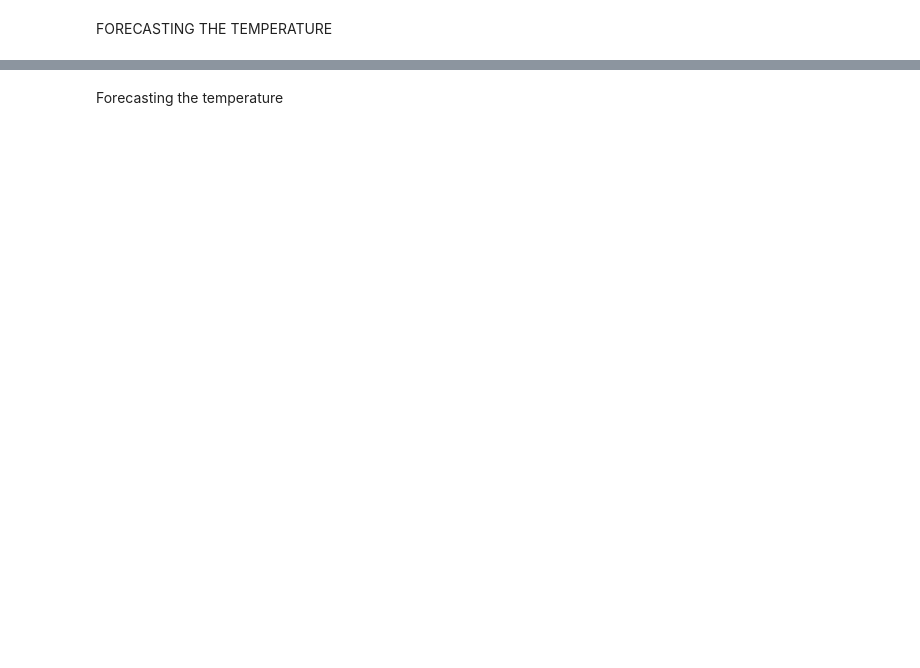
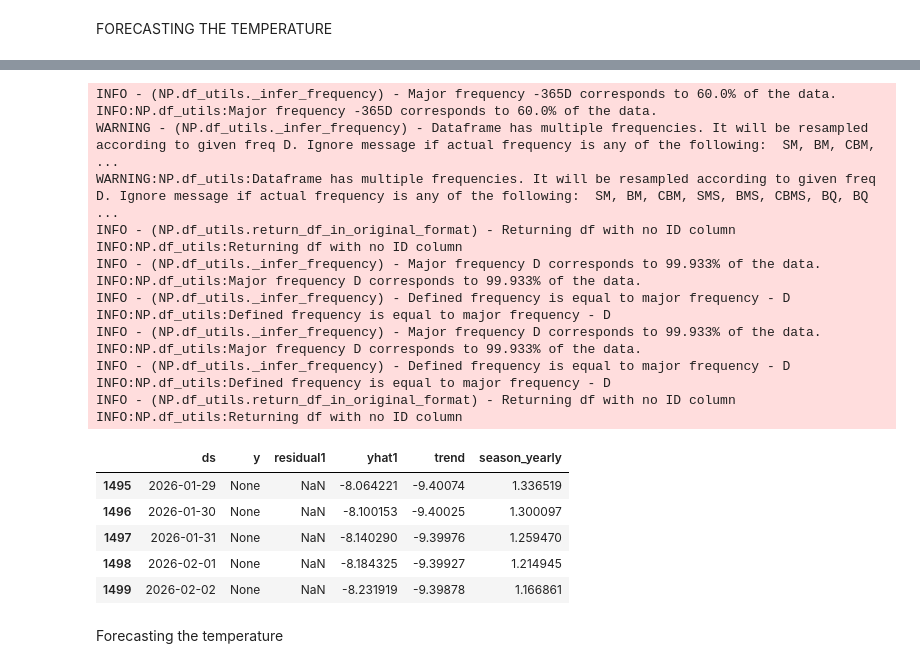
Before and after one commit to deamonknoppix/Python_Projects, a Jupyter notebook: Weather_Forecast.ipynb, the cells around one changed output, grey strips where cells are left out. Cells and saved outputs as stored; diff of their text form; code cells hidden in the pictures; blank space fills up the shorter version.

```diff
--- a/Weather_Forecast.ipynb
+++ b/Weather_Forecast.ipynb
@@ -144,3 +150,30 @@ INFO:NP.df_utils:Returning df with no ID column
+# %%
+future = n.make_future_dataframe(new_column, periods=1500)
+new_forecast = n.predict(future)
+new_forecast.tail()
+# %% [output]
+INFO - (NP.df_utils._infer_frequency) - Major frequency -365D corresponds to 60.0% of the data.
+INFO:NP.df_utils:Major frequency -365D corresponds to 60.0% of the data.
+WARNING - (NP.df_utils._infer_frequency) - Dataframe has multiple frequencies. It will be resampled according to given freq D. Ignore message if actual frequency is any of the following:  SM, BM, CBM, ...
+WARNING:NP.df_utils:Dataframe has multiple frequencies. It will be resampled according to given freq D. Ignore message if actual frequency is any of the following:  SM, BM, CBM, SMS, BMS, CBMS, BQ, BQ ...
+INFO - (NP.df_utils.return_df_in_original_format) - Returning df with no ID column
+INFO:NP.df_utils:Returning df with no ID column
+INFO - (NP.df_utils._infer_frequency) - Major frequency D corresponds to 99.933% of the data.
+INFO:NP.df_utils:Major frequency D corresponds to 99.933% of the data.
+INFO - (NP.df_utils._infer_frequency) - Defined frequency is equal to major frequency - D
+INFO:NP.df_utils:Defined frequency is equal to major frequency - D
+INFO - (NP.df_utils._infer_frequency) - Major frequency D corresponds to 99.933% of the data.
+INFO:NP.df_utils:Major frequency D corresponds to 99.933% of the data.
+INFO - (NP.df_utils._infer_frequency) - Defined frequency is equal to major frequency - D
+INFO:NP.df_utils:Defined frequency is equal to major frequency - D
+INFO - (NP.df_utils.return_df_in_original_format) - Returning df with no ID column
+INFO:NP.df_utils:Returning df with no ID column
+|  | ds | y | residual1 | yhat1 | trend | season_yearly |
+| 1495 | 2026-01-29 | None | NaN | -8.064221 | -9.40074 | 1.336519 |
+| 1496 | 2026-01-30 | None | NaN | -8.100153 | -9.40025 | 1.300097 |
+| 1497 | 2026-01-31 | None | NaN | -8.140290 | -9.39976 | 1.259470 |
+| 1498 | 2026-02-01 | None | NaN | -8.184325 | -9.39927 | 1.214945 |
+| 1499 | 2026-02-02 | None | NaN | -8.231919 | -9.39878 | 1.166861 |
 # %% [markdown]
 Forecasting the temperature
 # %%
```
Also changed, not shown: parts of 6 cells of this notebook.
